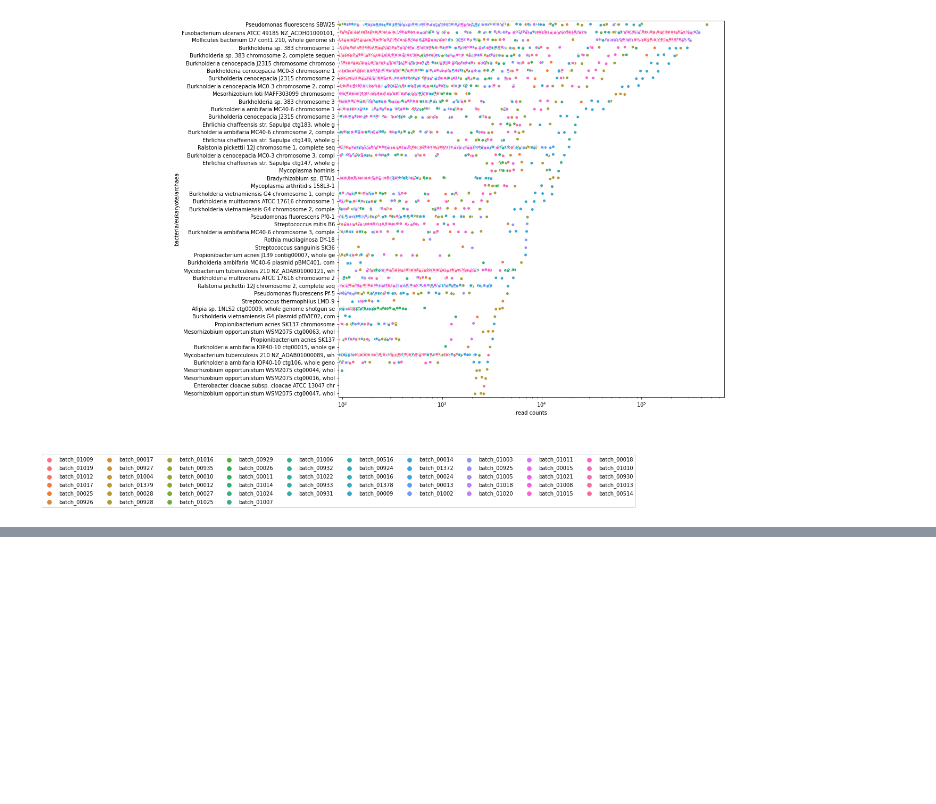
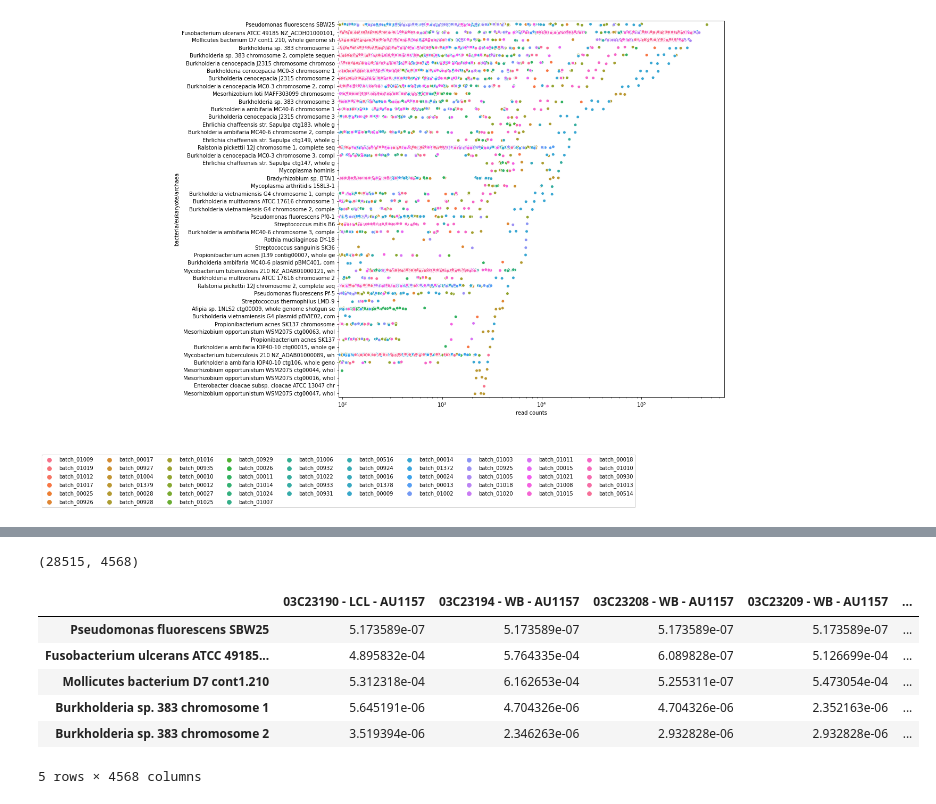
Before and after one commit to chloeh13q/unmapped_reads, a Jupyter notebook: results/paper/abundance_plot.ipynb, the cells around one changed output, grey strips where cells are left out. Saved outputs shown, nothing was run; the diff lists cells and outputs as text; code cells hidden in the pictures; blank space fills up the shorter version.

```diff
--- a/results/paper/abundance_plot.ipynb
+++ b/results/paper/abundance_plot.ipynb
@@ -167,0 +238,19 @@ plt.show()
+# %%
+from sklearn.preprocessing import normalize
+df_scaled = normalize(df.drop('batch', axis=1).fillna(0.), norm='l1', axis=0)
+# df_scaled = np.where(df_scaled > 0, df_scaled, np.nan)
+df_scaled += np.nextafter(0, 1)
+df_scaled = pd.DataFrame(df_scaled.T, index=df.drop('batch', axis=1).columns, columns=df.index)
+print(df_scaled.shape)
+# %% [output]
+(28515, 4568)
+# %%
+df_scaled.head()
+# %% [output]
+|  | 03C23190 - LCL - AU1157 | 03C23194 - WB - AU1157 | 03C23208 - WB - AU1157 | 03C23209 - WB - AU1157 | ... |
+| Pseudomonas fluorescens SBW25 | 5.173589e-07 | 5.173589e-07 | 5.173589e-07 | 5.173589e-07 | ... |
+| Fusobacterium ulcerans ATCC 49185... | 4.895832e-04 | 5.764335e-04 | 6.089828e-07 | 5.126699e-04 | ... |
+| Mollicutes bacterium D7 cont1.210 | 5.312318e-04 | 6.162653e-04 | 5.255311e-07 | 5.473054e-04 | ... |
+| Burkholderia sp. 383 chromosome 1 | 5.645191e-06 | 4.704326e-06 | 4.704326e-06 | 2.352163e-06 | ... |
+| Burkholderia sp. 383 chromosome 2 | 3.519394e-06 | 2.346263e-06 | 2.932828e-06 | 2.932828e-06 | ... |
+5 rows × 4568 columns
```
Also changed, not shown: parts of 12 cells of this notebook.
